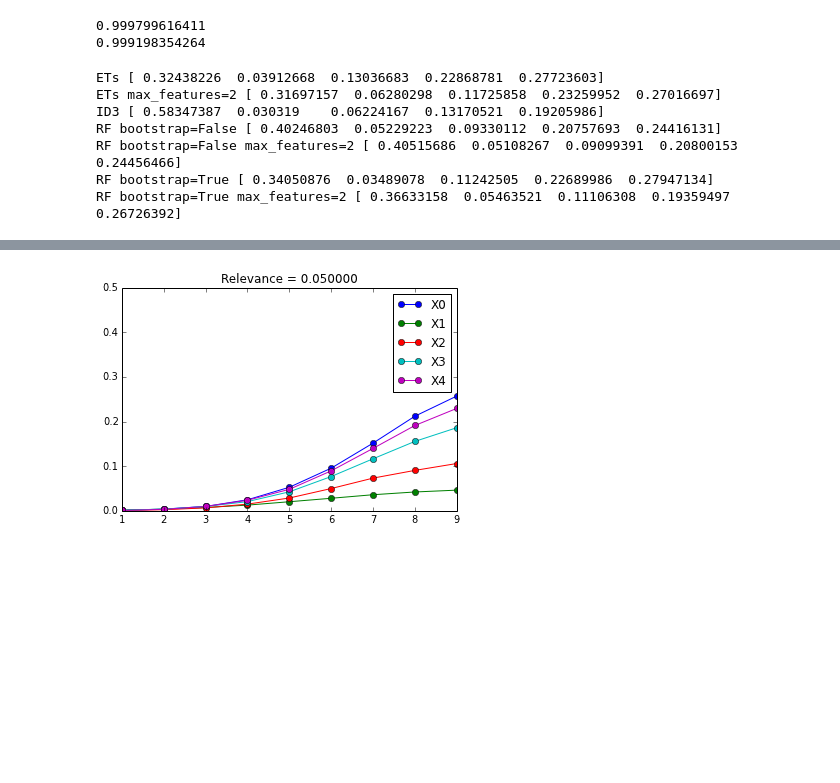
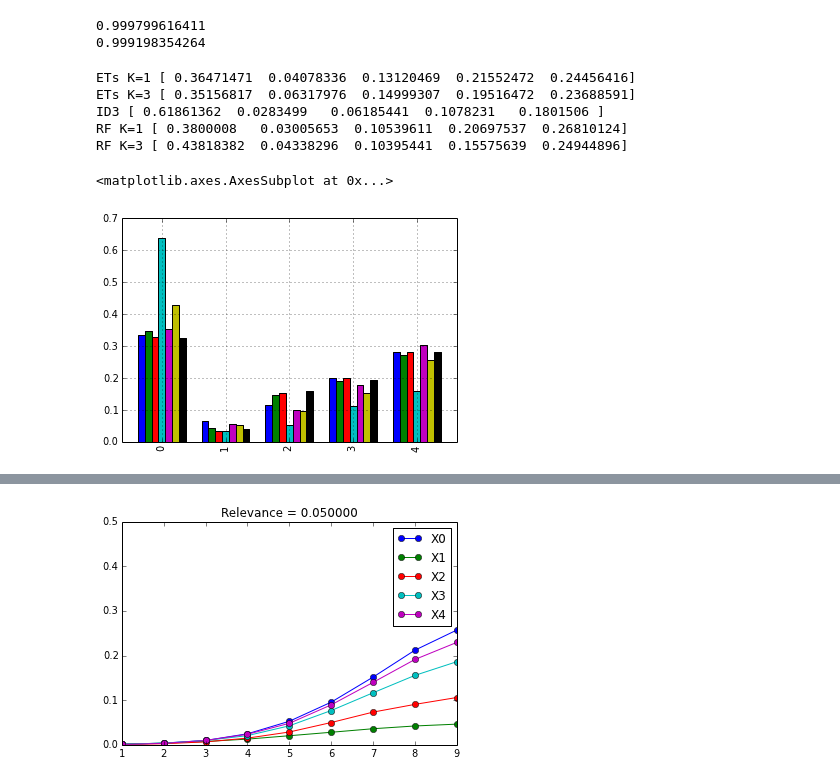
Before and after one commit to glouppe/phd-thesis, a Jupyter notebook: scripts/ch7_bias.ipynb, the cells around one changed output, grey strips where cells are left out. Cells and saved outputs as stored; diff of their text form; code cells hidden in the pictures; blank space fills up the shorter version.

Commit message:
Bias / Null case

```diff
--- a/scripts/ch7_bias.ipynb
+++ b/scripts/ch7_bias.ipynb
@@ -136,26 +137,26 @@ print entropy(y)
 0.999799616411
 0.999198354264
 # %%
-X, y = generate_strobl_null()
+X, y = generate_strobl_null(n_samples=120)
 r = {}
 
 for name, cls in [("ID3", partial(RandomizedID3Ensemble, base_estimator=RandomizedID3Classifier(k=1))),
-                  ("ETs", partial(ExtraTreesClassifier, max_features=1, criterion="entropy")),
-                  ("ETs max_features=2", partial(ExtraTreesClassifier, max_features=2, criterion="entropy")),
-                  ("RF bootstrap=True", partial(RandomForestClassifier, max_features=1, bootstrap=True, criterion="entropy")),
-                  ("RF bootstrap=True max_features=2", partial(RandomForestClassifier, max_features=2, bootstrap=True, criterion="entropy")),
-                  ("RF bootstrap=False", partial(RandomForestClassifier, bootstrap=False, criterion="entropy")),
-                  ("RF bootstrap=False max_features=2", partial(RandomForestClassifier, max_features=2, bootstrap=False, criterion="entropy"))]:
-    f = feature_importances(X, y, cls=cls)
+                  ("ETs K=1", partial(ExtraTreesClassifier, max_features=1, criterion="entropy")),
+                  ("ETs K=3", partial(ExtraTreesClassifier, max_features=3, criterion="entropy")),
+                  ("ETs K=5", partial(ExtraTreesClassifier, max_features=5, criterion="entropy")),
+                  ("RF K=1", partial(RandomForestClassifier, max_features=1, bootstrap=True, criterion="entropy")),
+                  ("RF K=3", partial(RandomForestClassifier, max_features=3, bootstrap=True, criterion="entropy")),
+                  ("RF K=5", partial(ExtraTreesClassifier, max_features=5, criterion="entropy")),]:
+    f = feature_importances(X, y, cls=cls, n_trees=50)
     r[name] = np.array(f)
 
-for name, f in sorted(r.items()):
-    print name, f
+df = pd.DataFrame(r)
+df.plot(kind="bar")
 # %% [output]
-ETs [ 0.32438226  0.03912668  0.13036683  0.22868781  0.27723603]
-ETs max_features=2 [ 0.31697157  0.06280298  0.11725858  0.23259952  0.27016697]
-ID3 [ 0.58347387  0.030319    0.06224167  0.13170521  0.19205986]
-RF bootstrap=False [ 0.40246803  0.05229223  0.09330112  0.20757693  0.24416131]
-RF bootstrap=False max_features=2 [ 0.40515686  0.05108267  0.09099391  0.20800153  0.24456466]
-RF bootstrap=True [ 0.34050876  0.03489078  0.11242505  0.22689986  0.27947134]
-RF bootstrap=True max_features=2 [ 0.36633158  0.05463521  0.11106308  0.19359497  0.26726392]
+ETs K=1 [ 0.36471471  0.04078336  0.13120469  0.21552472  0.24456416]
+ETs K=3 [ 0.35156817  0.06317976  0.14999307  0.19516472  0.23688591]
+ID3 [ 0.61861362  0.0283499   0.06185441  0.1078231   0.1801506 ]
+RF K=1 [ 0.3800008   0.03005653  0.10539611  0.20697537  0.26810124]
+RF K=3 [ 0.43818382  0.04338296  0.10395441  0.15575639  0.24944896]
+<matplotlib.axes.AxesSubplot at 0x...>
+[figure, added]
```
Also changed, not shown: parts of 2 cells of this notebook, 4 other files.
